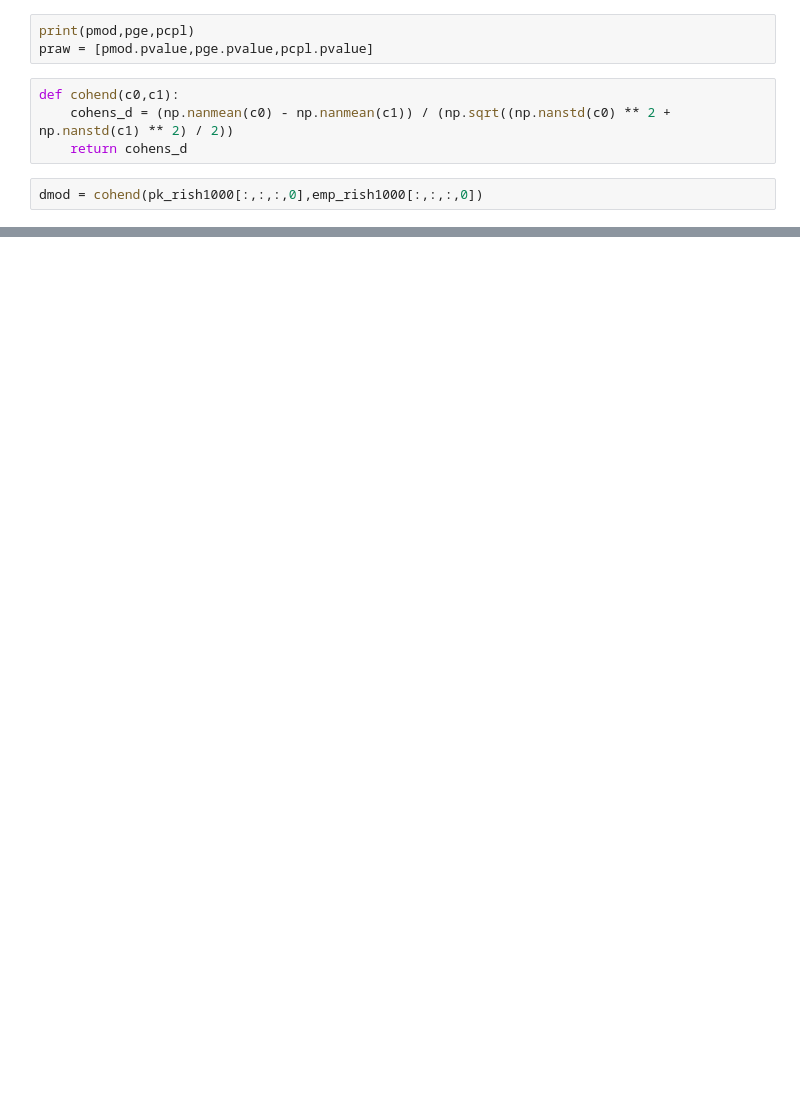
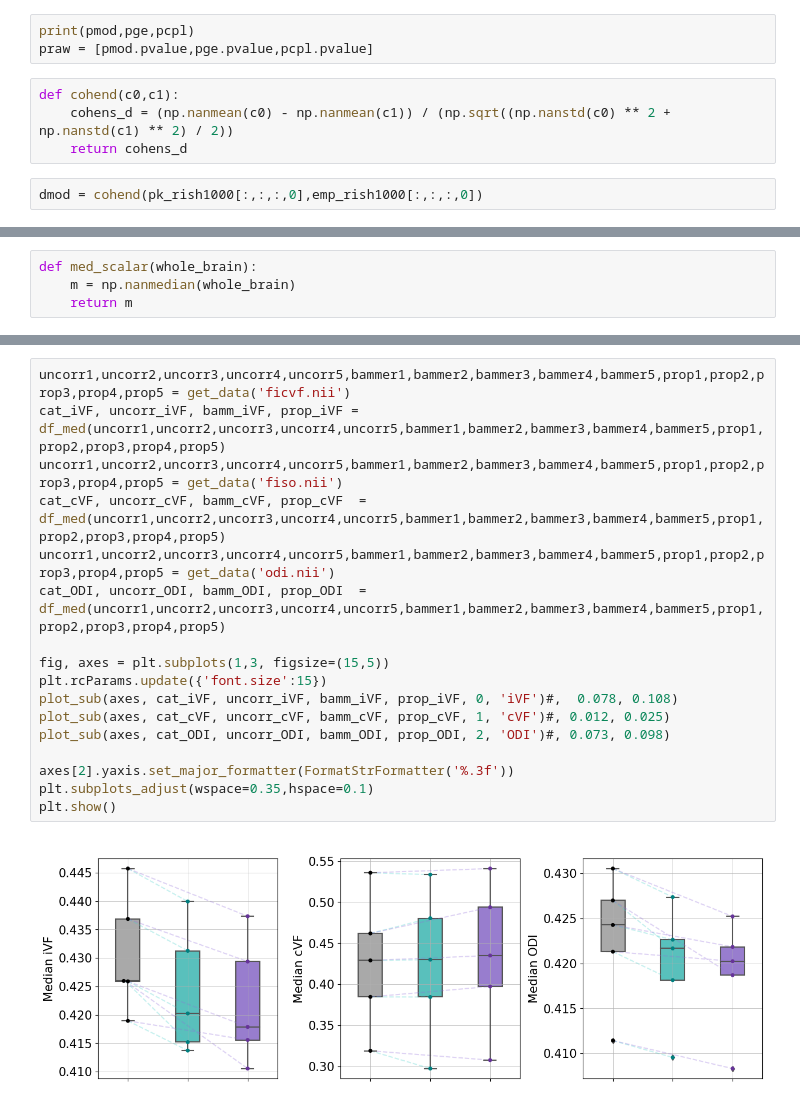
Before and after one commit to MASILab/gradtensor, a Jupyter notebook: src/sh_val_plot1.ipynb, the cells around one changed output, grey strips where cells are left out. Drawn from its saved outputs; the diff is of its cells as text; blank space fills up the shorter version.

```diff
--- a/src/sh_val_plot1.ipynb
+++ b/src/sh_val_plot1.ipynb
@@ -647,0 +608,4 @@ dmod
+# %%
+def med_scalar(whole_brain):
+    m = np.nanmedian(whole_brain)
+    return m
@@ -647,0 +826,19 @@ dmod
+# %%
+uncorr1,uncorr2,uncorr3,uncorr4,uncorr5,bammer1,bammer2,bammer3,bammer4,bammer5,prop1,prop2,prop3,prop4,prop5 = get_data('ficvf.nii')
+cat_iVF, uncorr_iVF, bamm_iVF, prop_iVF = df_med(uncorr1,uncorr2,uncorr3,uncorr4,uncorr5,bammer1,bammer2,bammer3,bammer4,bammer5,prop1,prop2,prop3,prop4,prop5)
+uncorr1,uncorr2,uncorr3,uncorr4,uncorr5,bammer1,bammer2,bammer3,bammer4,bammer5,prop1,prop2,prop3,prop4,prop5 = get_data('fiso.nii')
+cat_cVF, uncorr_cVF, bamm_cVF, prop_cVF  = df_med(uncorr1,uncorr2,uncorr3,uncorr4,uncorr5,bammer1,bammer2,bammer3,bammer4,bammer5,prop1,prop2,prop3,prop4,prop5)
+uncorr1,uncorr2,uncorr3,uncorr4,uncorr5,bammer1,bammer2,bammer3,bammer4,bammer5,prop1,prop2,prop3,prop4,prop5 = get_data('odi.nii')
+cat_ODI, uncorr_ODI, bamm_ODI, prop_ODI  = df_med(uncorr1,uncorr2,uncorr3,uncorr4,uncorr5,bammer1,bammer2,bammer3,bammer4,bammer5,prop1,prop2,prop3,prop4,prop5)
+
+fig, axes = plt.subplots(1,3, figsize=(15,5))
+plt.rcParams.update({'font.size':15})
+plot_sub(axes, cat_iVF, uncorr_iVF, bamm_iVF, prop_iVF, 0, 'iVF')#,  0.078, 0.108)
+plot_sub(axes, cat_cVF, uncorr_cVF, bamm_cVF, prop_cVF, 1, 'cVF')#, 0.012, 0.025)
+plot_sub(axes, cat_ODI, uncorr_ODI, bamm_ODI, prop_ODI, 2, 'ODI')#, 0.073, 0.098)
+
+axes[2].yaxis.set_major_formatter(FormatStrFormatter('%.3f'))
+plt.subplots_adjust(wspace=0.35,hspace=0.1)
+plt.show()
+# %% [output]
+[figure, added]
```
Also changed, not shown: parts of 70 cells of this notebook.
